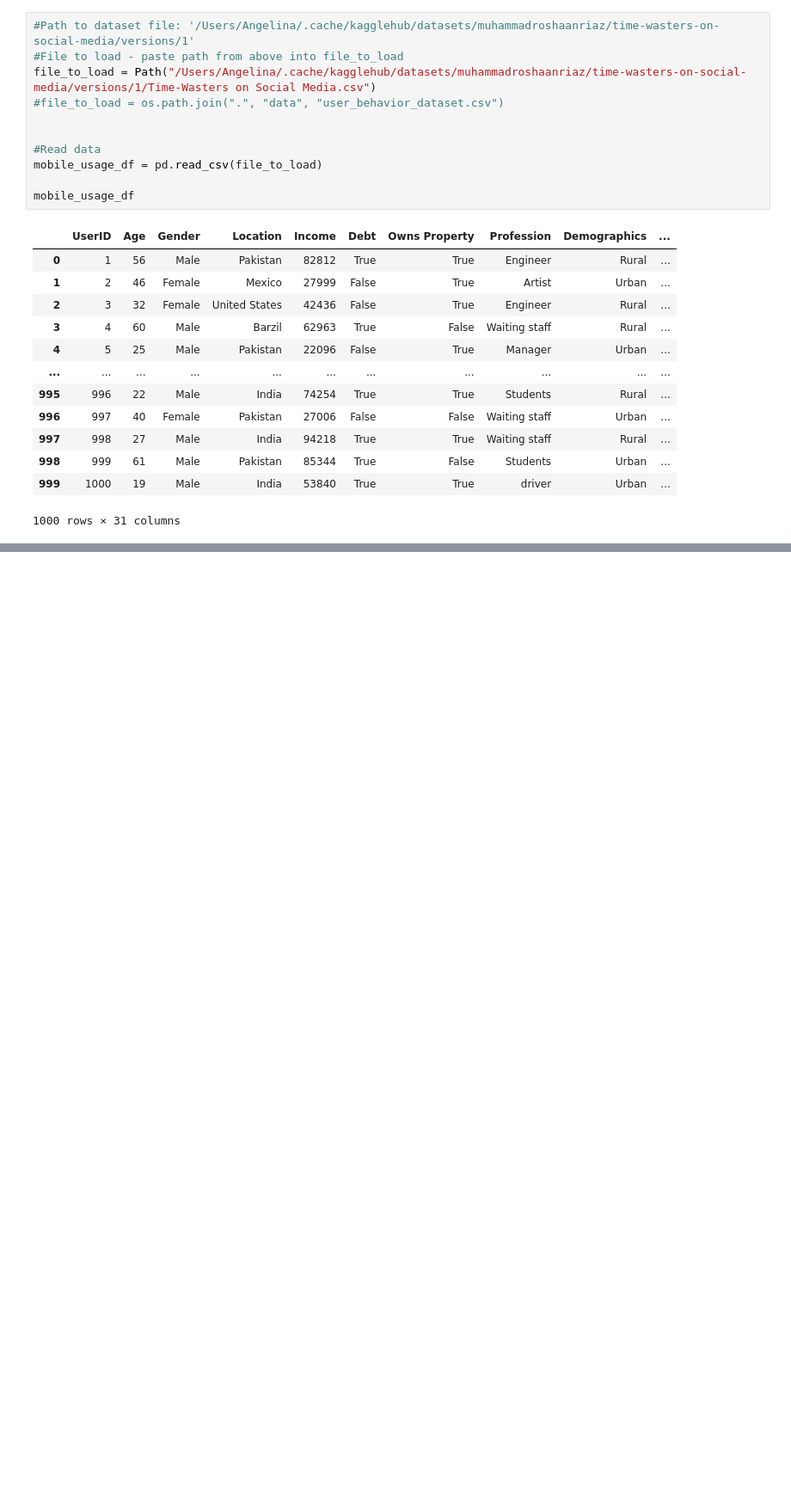
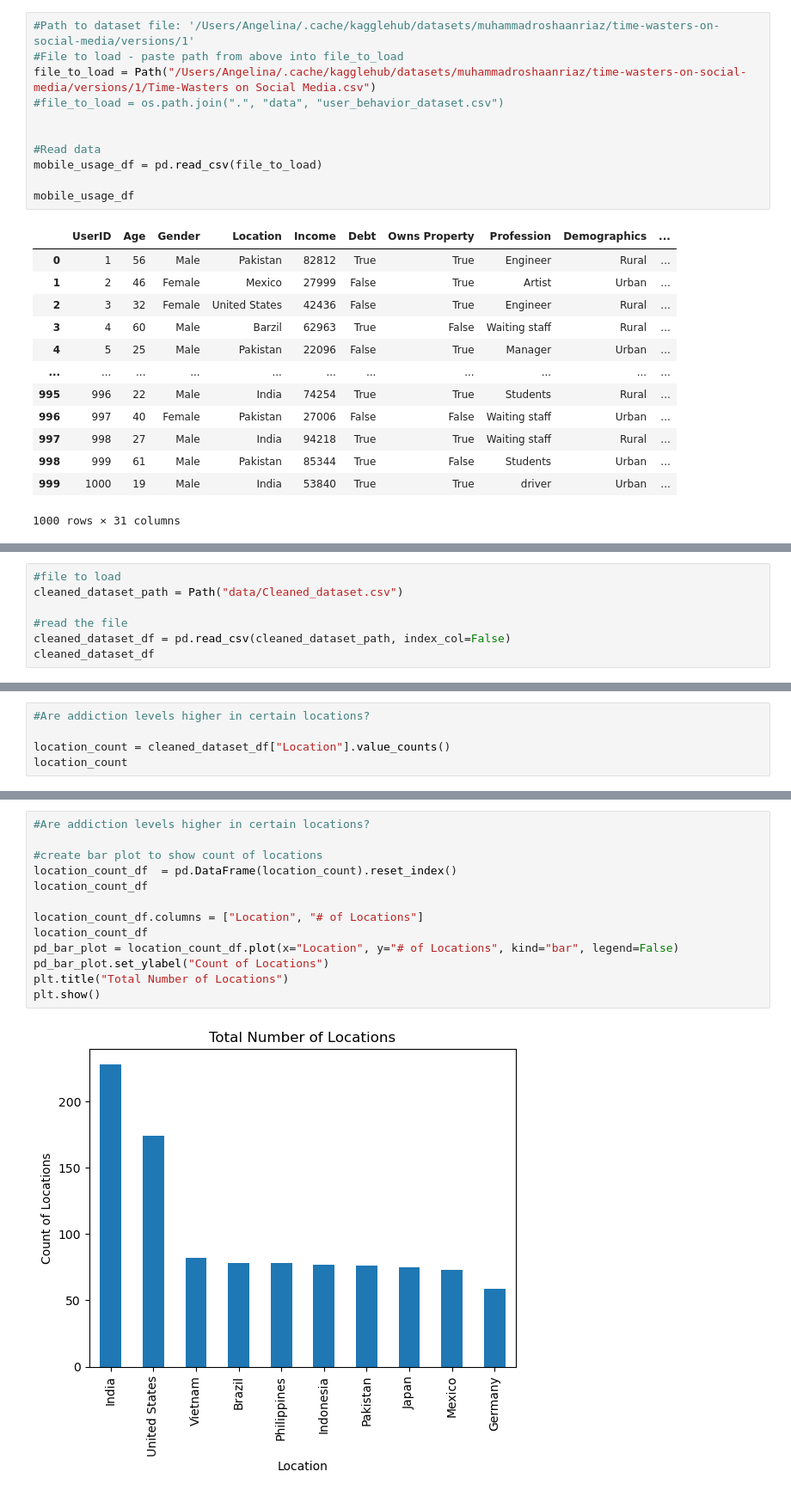
Before and after one commit to wrighang/project_01_team_11, a Jupyter notebook: angelina_Time-Wasters on Social Media.ipynb, the cells around one changed output, grey strips where cells are left out. Shown: that part at 86% size. Drawn from its saved outputs; the diff is of its cells as text; blank space fills up the shorter version.

Commit message:
cleaned up data further, renaming typos, created data folder for csv storage, removed index column for csv export,  added dependency, began initial chart analysis for project questions

```diff
--- a/angelina_Time-Wasters on Social Media.ipynb
+++ b/angelina_Time-Wasters on Social Media.ipynb
@@ -55,0 +177,7 @@ mobile_usage_df
+# %%
+#file to load
+cleaned_dataset_path = Path("data/Cleaned_dataset.csv")
+
+#read the file
+cleaned_dataset_df = pd.read_csv(cleaned_dataset_path, index_col=False)
+cleaned_dataset_df
@@ -55,0 +266,5 @@ mobile_usage_df
+# %%
+#Are addiction levels higher in certain locations?
+
+location_count = cleaned_dataset_df["Location"].value_counts()
+location_count
@@ -55,0 +303,15 @@ mobile_usage_df
+# %%
+#Are addiction levels higher in certain locations?
+
+#create bar plot to show count of locations
+location_count_df  = pd.DataFrame(location_count).reset_index()
+location_count_df
+
+location_count_df.columns = ["Location", "# of Locations"]
+location_count_df
+pd_bar_plot = location_count_df.plot(x="Location", y="# of Locations", kind="bar", legend=False)
+pd_bar_plot.set_ylabel("Count of Locations")
+plt.title("Total Number of Locations")
+plt.show()
+# %% [output]
+[figure, added]
```
Also changed, not shown: parts of 33 cells of this notebook, 4 other files.
